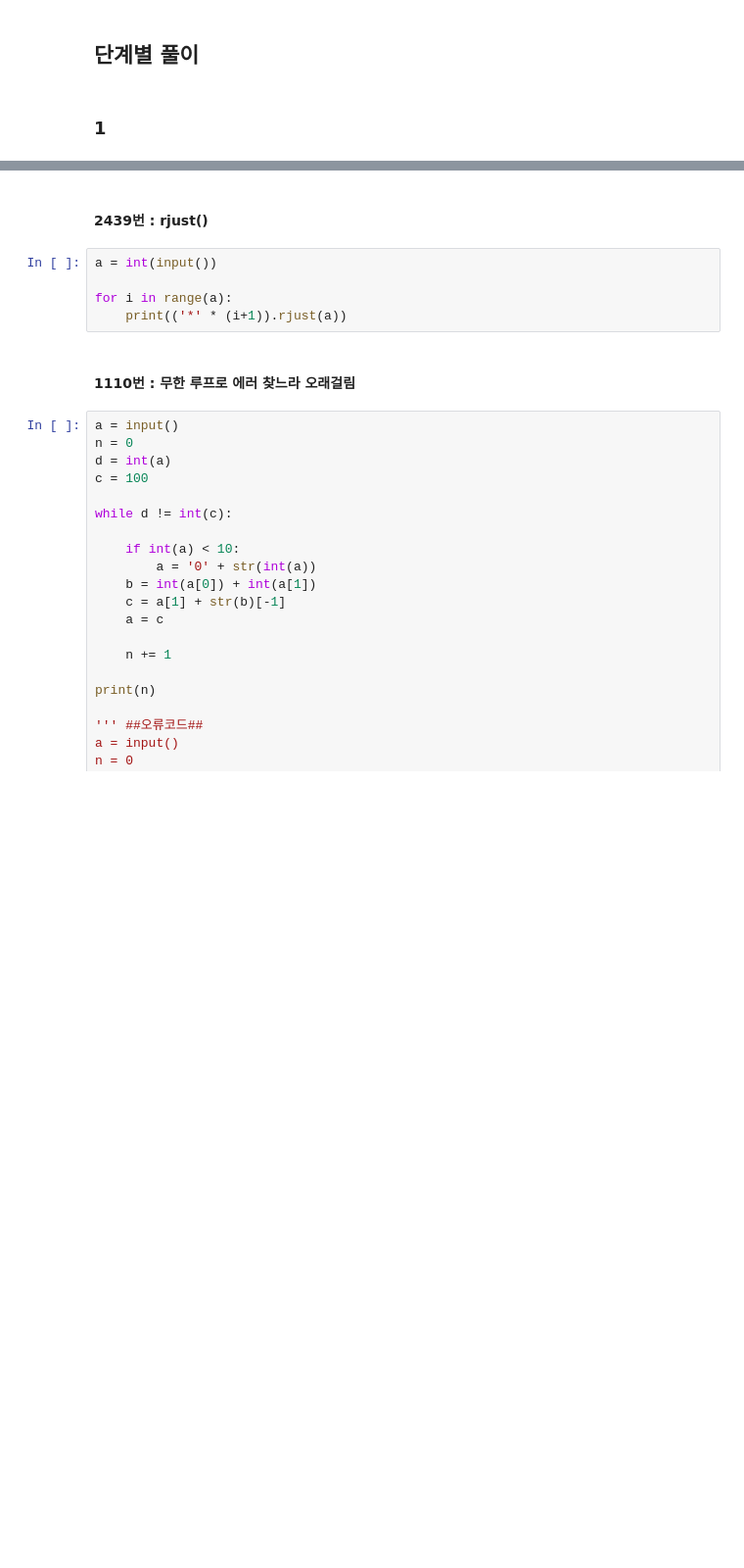
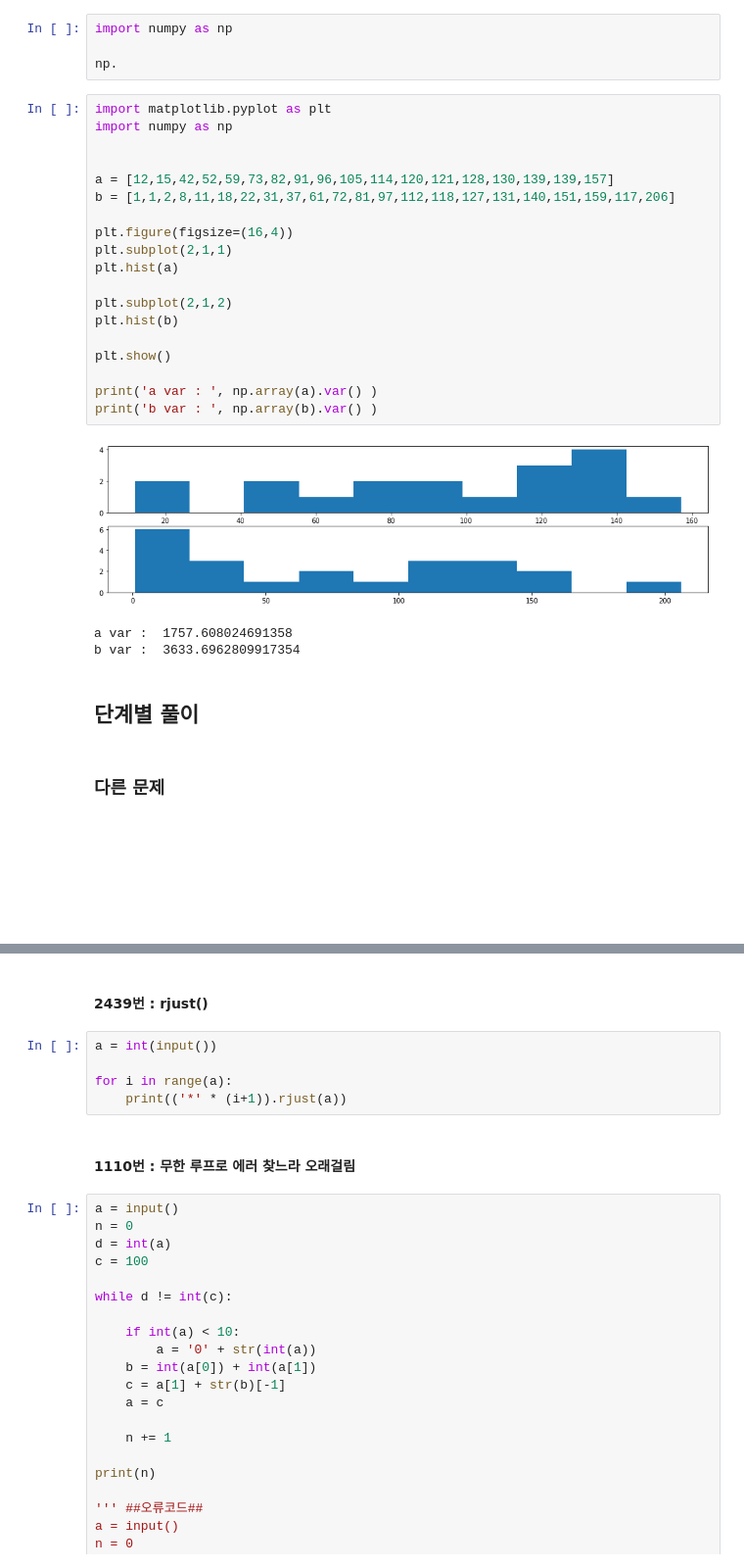
Before and after one commit to eastk1te/P.S, a Jupyter notebook: 백준_문제풀이.ipynb, the cells around one changed output, grey strips where cells are left out. Shown: that part at 98% size. Cells and saved outputs as stored; diff of their text form; blank space fills up the shorter version.

```diff
--- a/백준_문제풀이.ipynb
+++ b/백준_문제풀이.ipynb
@@ -1,6 +1,39 @@
 # %% [markdown]
 <a href="https://colab.research.google.com/github/tjy2202/Problem_Solving/blob/master/%EB%B0%B1%EC%A4%80_%EB%AC%B8%EC%A0%9C%ED%92%80%EC%9D%B4.ipynb" target="_parent"><img src="https://colab.research.google.com/assets/colab-badge.svg" alt="Open In Colab"/></a>
+# %%
+import numpy as np
+
+np.
+# %%
+import matplotlib.pyplot as plt
+import numpy as np
+
+
+a = [12,15,42,52,59,73,82,91,96,105,114,120,121,128,130,139,139,157]
+b = [1,1,2,8,11,18,22,31,37,61,72,81,97,112,118,127,131,140,151,159,117,206]
+
+plt.figure(figsize=(16,4))
+plt.subplot(2,1,1)
+plt.hist(a)
+
+plt.subplot(2,1,2)
+plt.hist(b)
+
+plt.show()
+
+print('a var : ', np.array(a).var() )
+print('b var : ', np.array(b).var() )
+# %% [output]
+[figure, added]
+a var :  1757.608024691358
+b var :  3633.6962809917354
 # %% [markdown]
 ## 단계별 풀이
+# %% [markdown]
+### 다른 문제
 # %% [markdown]
-### 1
+####
+# %% [markdown]
+####
+# %% [markdown]
+####
```
Also changed, not shown: parts of 192 cells of this notebook.
